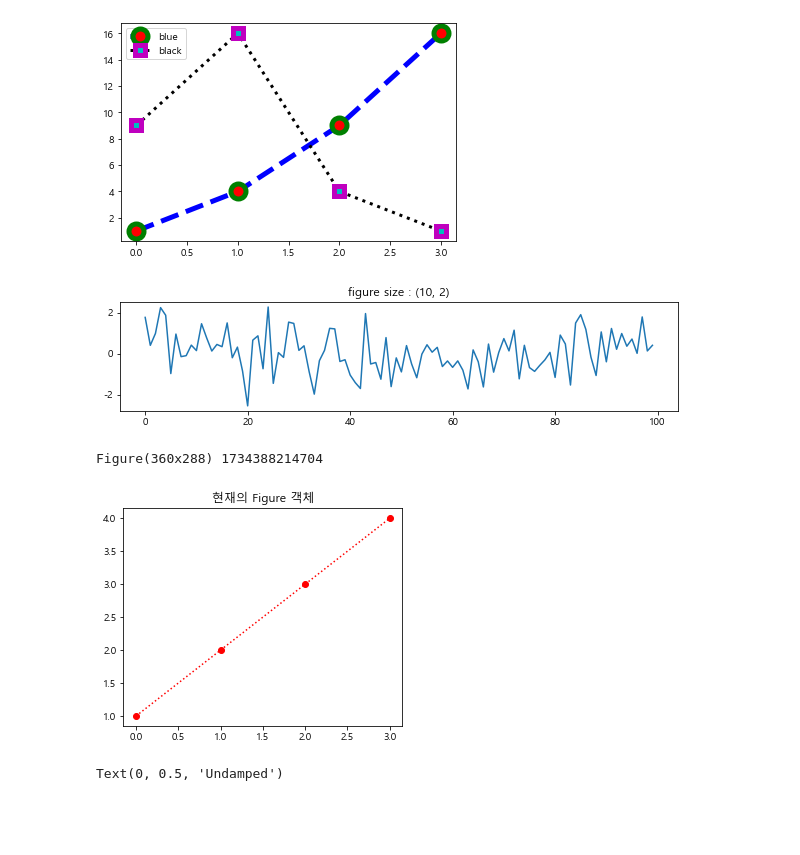
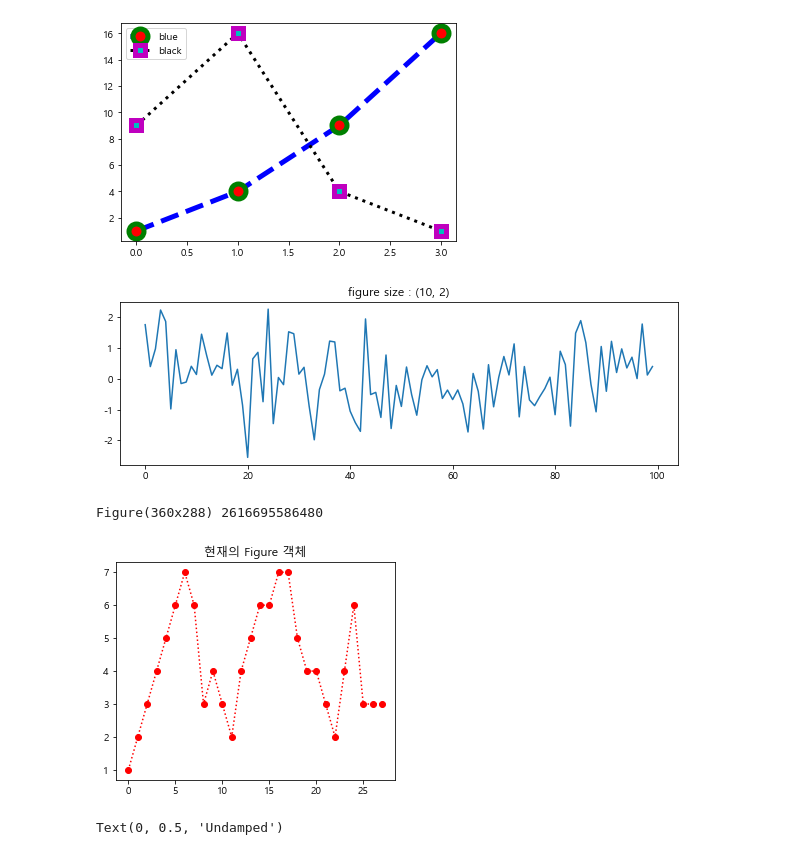
Before and after one commit to seungyeonhdata/TIL, a Jupyter notebook: numpy/day6(visualization).ipynb, the cells around one changed output. Saved outputs shown, nothing was run; the diff lists cells and outputs as text; code cells hidden in the pictures; blank space fills up the shorter version.

```diff
--- a/numpy/day6.help.ipynb
+++ b/numpy/day6(visualization).ipynb
@@ -170,22 +175,22 @@ plt.legend(loc=2)
 [figure]
 # %%
 np.random.seed(0)
-f1 = plt.figure(figsize=(10, 2)) #size 1: 72px
+f1 = plt.figure(figsize=(10, 3)) #size 1: 72px
 plt.title("figure size : (10, 2)")
 plt.plot(np.random.randn(100))
 plt.show()
 # %% [output]
-[figure, old version]
+[figure, new version]
 # %%
 f1 = plt.figure(figsize=(5,4))
 plt.title("현재의 Figure 객체")
-plt.plot([1, 2, 3, 4], 'ro:')
+plt.plot([1, 2, 3, 4,5,6,7,6,3,4,3,2,4,5,6,6,7,7,5,4,4,3,2,4,6,3,3,3], 'ro:')
 plt.figure(1)
 f2=plt.gcf()
 print(f2, id(f2))
 # %% [output]
-Figure(360x288) 1734388214704
+Figure(360x288) 2616695586480
-[figure, old version]
+[figure, new version]
 # %%
 x1 = np.linspace(0.0, 5.0)
 x2 = np.linspace(0.0, 2.0)
```
Also changed, not shown: parts of 14 cells of this notebook, 17 other files.
